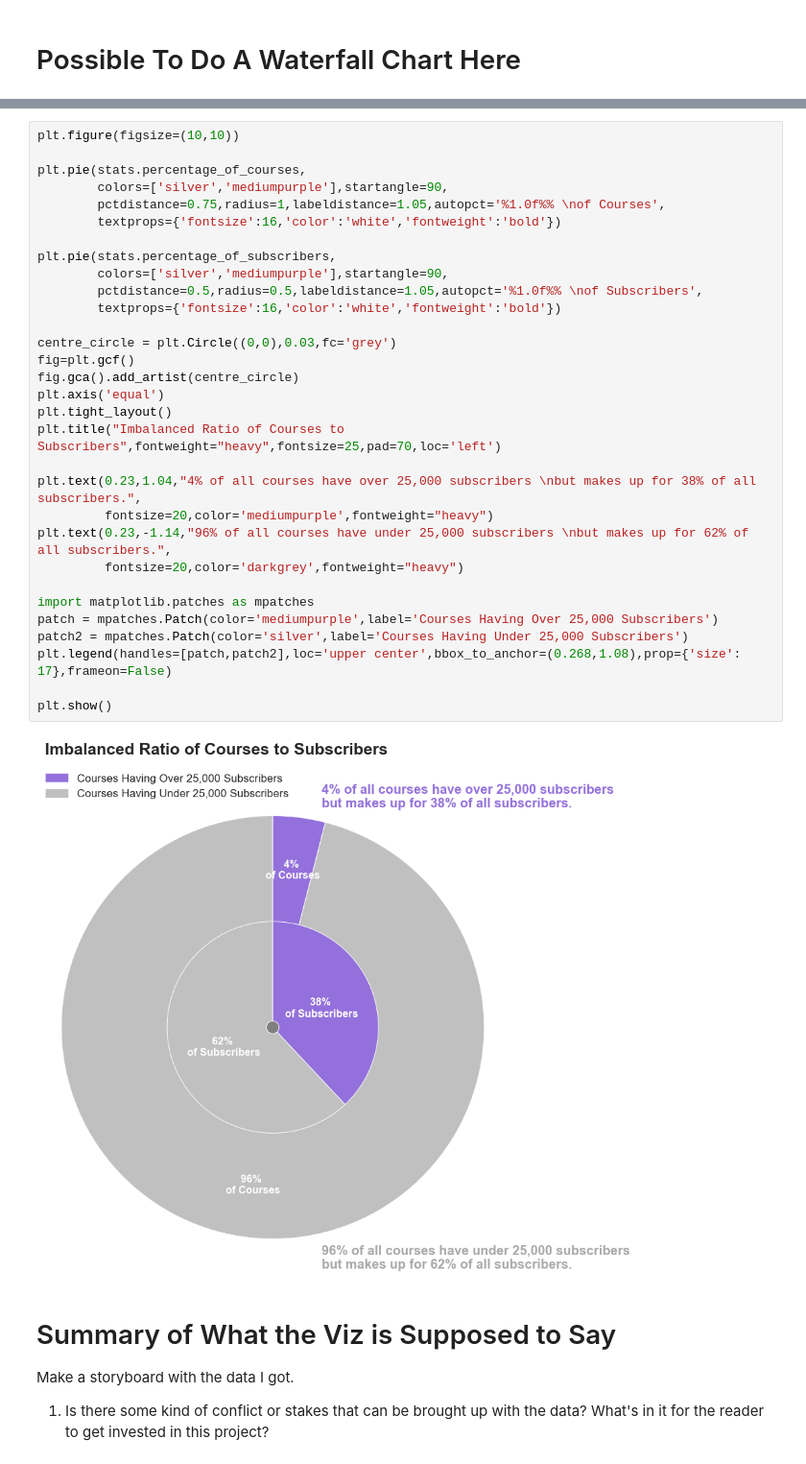
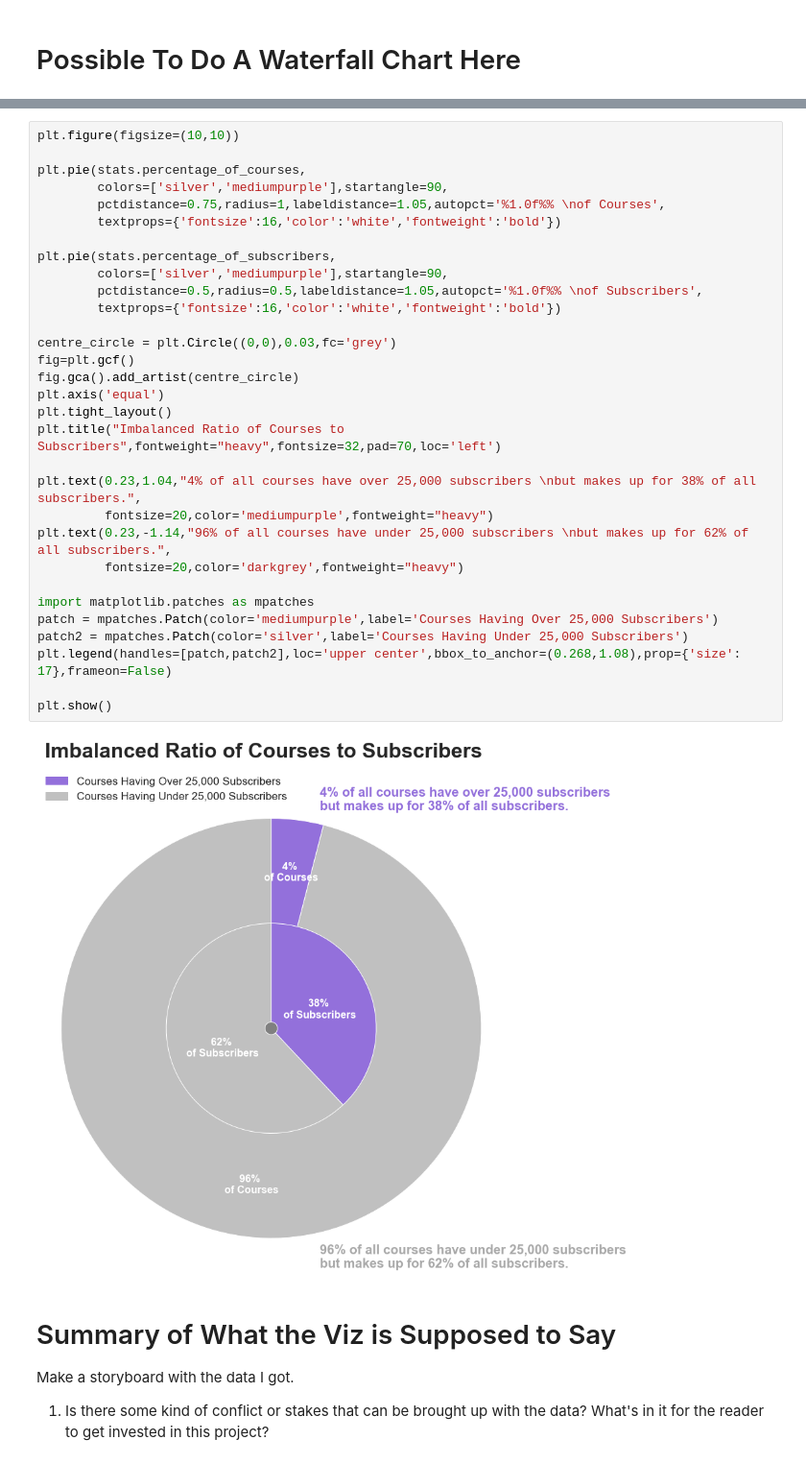
Before and after one commit to willnguyen14/udemy-viz-project, a Jupyter notebook: udemy.ipynb, the cells around one changed output, grey strips where cells are left out. Shown at 96% size. Drawn from its saved outputs; the diff is of its cells as text.

```diff
--- a/udemy.ipynb
+++ b/udemy.ipynb
@@ -369,35 +369,35 @@ stats
 plt.figure(figsize=(10,10))
 
 plt.pie(stats.percentage_of_courses,
         colors=['silver','mediumpurple'],startangle=90,
         pctdistance=0.75,radius=1,labeldistance=1.05,autopct='%1.0f%% \nof Courses',
         textprops={'fontsize':16,'color':'white','fontweight':'bold'})
 
 plt.pie(stats.percentage_of_subscribers,
         colors=['silver','mediumpurple'],startangle=90,
         pctdistance=0.5,radius=0.5,labeldistance=1.05,autopct='%1.0f%% \nof Subscribers',
         textprops={'fontsize':16,'color':'white','fontweight':'bold'})
 
 centre_circle = plt.Circle((0,0),0.03,fc='grey')
 fig=plt.gcf()
 fig.gca().add_artist(centre_circle)
 plt.axis('equal')
 plt.tight_layout()
-plt.title("Imbalanced Ratio of Courses to Subscribers",fontweight="heavy",fontsize=25,pad=70,loc='left')
+plt.title("Imbalanced Ratio of Courses to Subscribers",fontweight="heavy",fontsize=32,pad=70,loc='left')
 
 plt.text(0.23,1.04,"4% of all courses have over 25,000 subscribers \nbut makes up for 38% of all subscribers.",
          fontsize=20,color='mediumpurple',fontweight="heavy")
 plt.text(0.23,-1.14,"96% of all courses have under 25,000 subscribers \nbut makes up for 62% of all subscribers.",
          fontsize=20,color='darkgrey',fontweight="heavy")
 
 import matplotlib.patches as mpatches
 patch = mpatches.Patch(color='mediumpurple',label='Courses Having Over 25,000 Subscribers')
 patch2 = mpatches.Patch(color='silver',label='Courses Having Under 25,000 Subscribers')
 plt.legend(handles=[patch,patch2],loc='upper center',bbox_to_anchor=(0.268,1.08),prop={'size': 17},frameon=False)
 
 plt.show()
 # %% [output]
-[figure, old version]
+[figure, new version]
 # %% [markdown]
 # Summary of What the Viz is Supposed to Say
 
```
Also changed, not shown: parts of 2 cells of this notebook.
